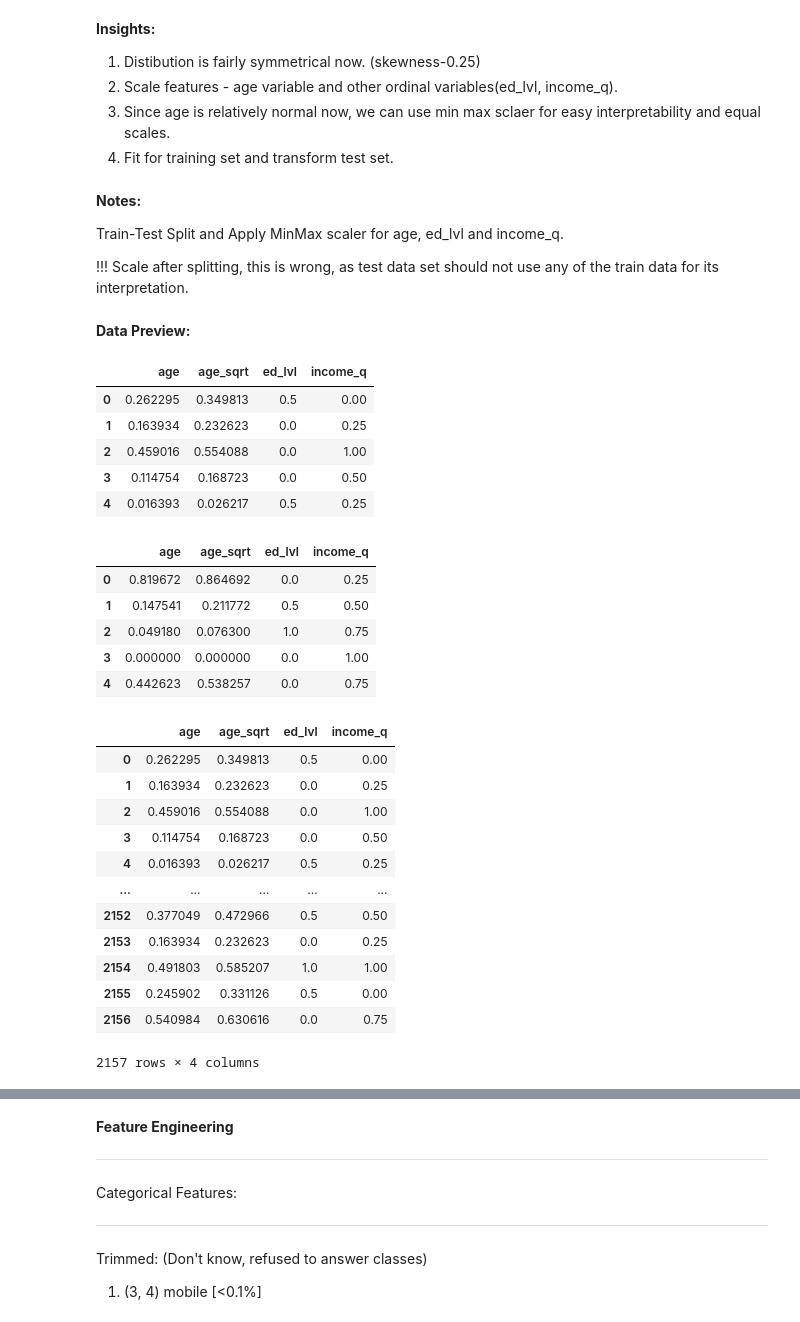
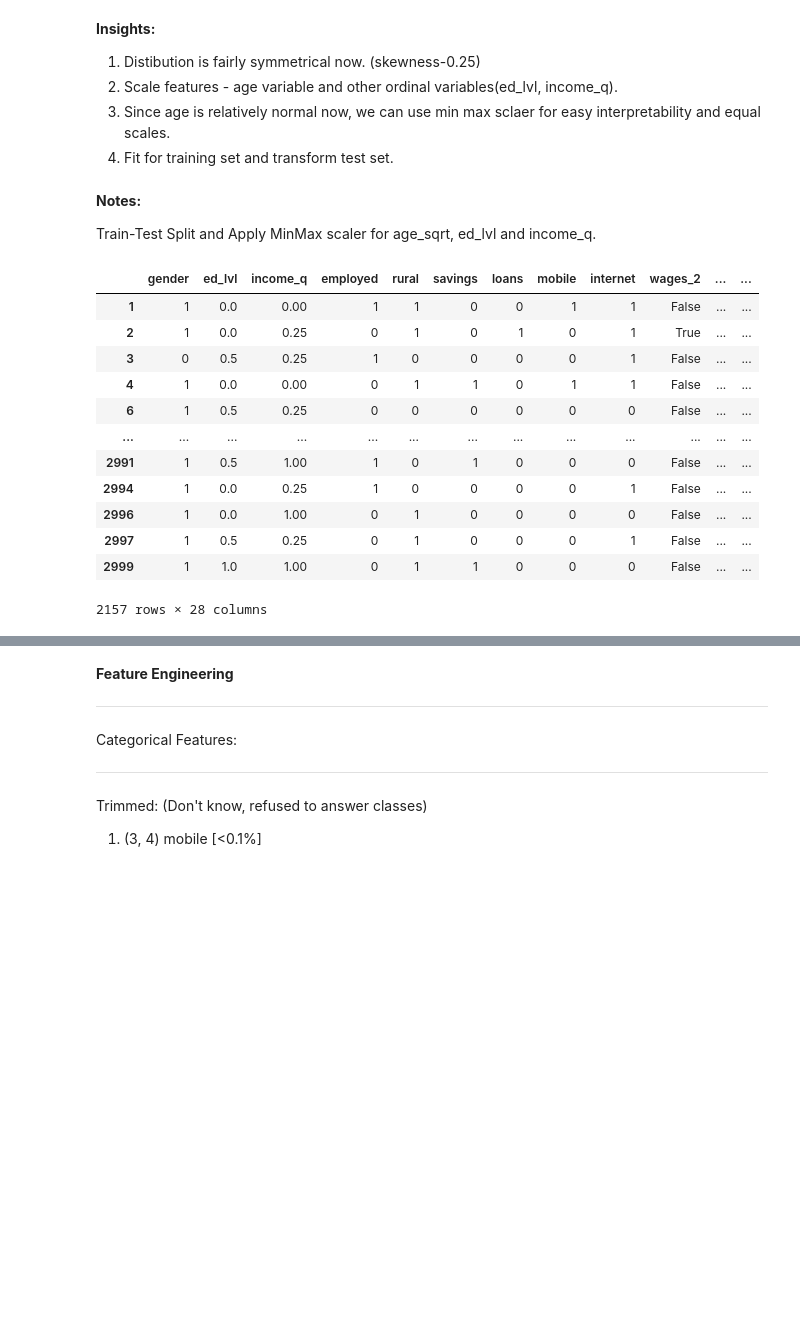
Before and after one commit to PuneethRaavi/ML_Project, a Jupyter notebook: Codes/FeatureEngineering.ipynb, the cells around one changed output, grey strips where cells are left out. Saved outputs shown, nothing was run; the diff lists cells and outputs as text; code cells hidden in the pictures; blank space fills up the shorter version.

```diff
--- a/Codes/FeatureEngineering.ipynb
+++ b/Codes/FeatureEngineering.ipynb
@@ -520,7 +520,7 @@ Apply Square root transformation to age variable.
 # Apply Square Root Transformation and Check for Skewness
 df=trimmed_data
 transformed_data=df.copy()
-transformed_data['age_sqrt'] = np.sqrt(transformed_data['age'])
+transformed_data['age_sqrt'] = np.sqrt(transformed_data['age']).round(3)
 
 age_data = transformed_data['age_sqrt']
 weights = transformed_data['wgt']
@@ -558,62 +565,38 @@ Weighted - 0.259
 # %% [markdown]
 **Notes:**
 
-Train-Test Split and Apply MinMax scaler for age, ed_lvl and income_q.
-
-!!! Scale after splitting, this is wrong, as test data set should not use any of the train data for its interpretation.
+Train-Test Split and Apply MinMax scaler for age_sqrt, ed_lvl and income_q.
 # %%
-# Scale Fetures (age, ed_lvl, income_q) [MinMax]
-df = transformed_data
+# Scale Fetures (age_sqrt, ed_lvl, income_q) [MinMax]
+y = transformed_data["account"]
+wgt = transformed_data["wgt"]
+X = transformed_data.drop(["account", "wgt", "age"], axis=1)
+scale_cols = ['age_sqrt', 'ed_lvl', 'income_q']
 
-y = df["account"]
-scale_cols = ['age', 'age_sqrt', 'ed_lvl', 'income_q']
-
-trained_data, test_data = train_test_split(transformed_data, test_size = 0.25, random_state = 24, stratify = y)
+X_train, X_test, y_train, y_test, wgt_train, wgt_test = train_test_split(X, y, wgt, test_size = 0.25, random_state = 24, stratify = y)
 
 scaler = MinMaxScaler()
-trained_data_scaled = pd.DataFrame(scaler.fit_transform(trained_data[scale_cols]), columns=scale_cols)
-test_data_scaled = pd.DataFrame(scaler.transform(test_data[scale_cols]), columns=scale_cols)
 
-display(HTML('<span style="font-weight:bold;">Data Preview:</span>'))
-display(HTML(
-    f"""
-    <div style="display: flex; gap: 40px;">
-        <div>
-            {trained_data_scaled[scale_cols].head().to_html()}
-        </div>
-        <div>
-            {test_data_scaled[scale_cols].head().to_html()}
-        </div>
-    </div>
-    """
-))
-display(trained_data_scaled)
+X_train_scaled = X_train.copy()
+X_test_scaled = X_test.copy()
+
+X_train_scaled[scale_cols] = scaler.fit_transform(X_train[scale_cols])
+X_test_scaled[scale_cols] = scaler.transform(X_test[scale_cols])
+
+display(pd.DataFrame(X_train_scaled).sort_index(ascending=True))
 # %% [output]
-Data Preview:
-|  | age | age_sqrt | ed_lvl | income_q |
-| 0 | 0.262295 | 0.349813 | 0.5 | 0.00 |
-| 1 | 0.163934 | 0.232623 | 0.0 | 0.25 |
-| 2 | 0.459016 | 0.554088 | 0.0 | 1.00 |
-| 3 | 0.114754 | 0.168723 | 0.0 | 0.50 |
-| 4 | 0.016393 | 0.026217 | 0.5 | 0.25 |
+|  | gender | ed_lvl | income_q | employed | rural | savings | loans | mobile | internet | wages_2 | ... | ... |
+| 1 | 1 | 0.0 | 0.00 | 1 | 1 | 0 | 0 | 1 | 1 | False | ... | ... |
+| 2 | 1 | 0.0 | 0.25 | 0 | 1 | 0 | 1 | 0 | 1 | True | ... | ... |
+| 3 | 0 | 0.5 | 0.25 | 1 | 0 | 0 | 0 | 0 | 1 | False | ... | ... |
+| 4 | 1 | 0.0 | 0.00 | 0 | 1 | 1 | 0 | 1 | 1 | False | ... | ... |
+| 6 | 1 | 0.5 | 0.25 | 0 | 0 | 0 | 0 | 0 | 0 | False | ... | ... |
+| ... | ... | ... | ... | ... | ... | ... | ... | ... | ... | ... | ... | ... |
+| 2991 | 1 | 0.5 | 1.00 | 1 | 0 | 1 | 0 | 0 | 0 | False | ... | ... |
+| 2994 | 1 | 0.0 | 0.25 | 1 | 0 | 0 | 0 | 0 | 1 | False | ... | ... |
+| 2996 | 1 | 0.0 | 1.00 | 0 | 1 | 0 | 0 | 0 | 0 | False | ... | ... |
+| 2997 | 1 | 0.5 | 0.25 | 0 | 1 | 0 | 0 | 0 | 1 | False | ... | ... |
+| 2999 | 1 | 1.0 | 1.00 | 0 | 1 | 1 | 0 | 0 | 0 | False | ... | ... |
-|  | age | age_sqrt | ed_lvl | income_q |
-| 0 | 0.819672 | 0.864692 | 0.0 | 0.25 |
-| 1 | 0.147541 | 0.211772 | 0.5 | 0.50 |
-| 2 | 0.049180 | 0.076300 | 1.0 | 0.75 |
-| 3 | 0.000000 | 0.000000 | 0.0 | 1.00 |
-| 4 | 0.442623 | 0.538257 | 0.0 | 0.75 |
-|  | age | age_sqrt | ed_lvl | income_q |
-| 0 | 0.262295 | 0.349813 | 0.5 | 0.00 |
-| 1 | 0.163934 | 0.232623 | 0.0 | 0.25 |
-| 2 | 0.459016 | 0.554088 | 0.0 | 1.00 |
-| 3 | 0.114754 | 0.168723 | 0.0 | 0.50 |
-| 4 | 0.016393 | 0.026217 | 0.5 | 0.25 |
-| ... | ... | ... | ... | ... |
-| 2152 | 0.377049 | 0.472966 | 0.5 | 0.50 |
-| 2153 | 0.163934 | 0.232623 | 0.0 | 0.25 |
-| 2154 | 0.491803 | 0.585207 | 1.0 | 1.00 |
-| 2155 | 0.245902 | 0.331126 | 0.5 | 0.00 |
-| 2156 | 0.540984 | 0.630616 | 0.0 | 0.75 |
-2157 rows × 4 columns
+2157 rows × 28 columns
 # %% [markdown]
 **Insights:**
```
Also changed, not shown: parts of 5 cells of this notebook, 33 other files.
